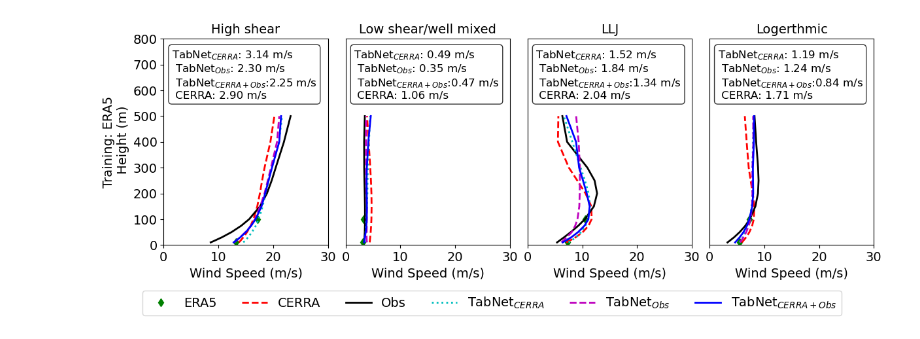
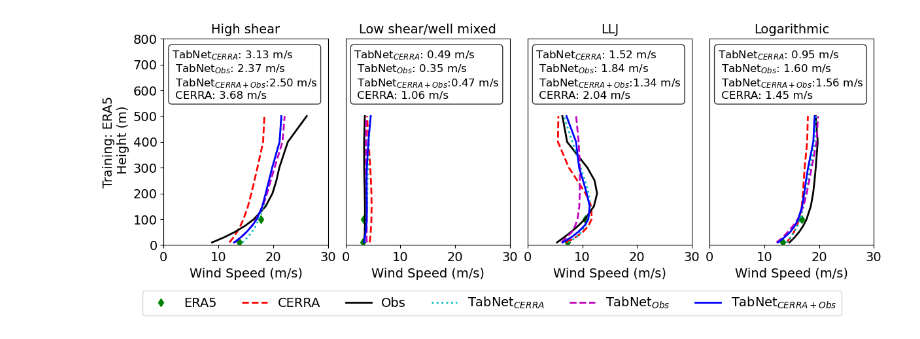
Before and after one commit to HarishBaki/DL_based_wind_profile_estimation, a Jupyter notebook: WES/NAWEA_plots.ipynb, the cells around one changed output. Drawn from its saved outputs; the diff is of its cells as text; code cells hidden in the pictures.

Commit message:
Update data_processing_Heligoland function to include CERRA_coeff_file parameter

```diff
--- a/WES/NAWEA_plots.ipynb
+++ b/WES/NAWEA_plots.ipynb
@@ -152,7 +152,12 @@ def profle_plotter(fig,gs,k,X,Y_CERRA,Y_obs=None,Obs=None,date=None,title=None,x
 profile_dates = {'High shear': ['2018-04-05T14:00:00','2018-04-05T13:00:00'],
                 'Low shear/well mixed':['2018-02-21T17:00:00','2018-02-22T17:00:00'],
                 'LLJ': ['2018-04-09T07:00:00','2018-04-10T07:00:00'],
-                'Logerthmic': ['2018-03-13T20:00:00','2018-02-01T17:00:00'],
+                'Logarithmic': ['2018-03-13T20:00:00','2018-02-01T17:00:00'],
+                }
+profile_dates = {'High shear': ['2018-04-05T13:00:00'],
+                'Low shear/well mixed':['2018-02-21T17:00:00'],
+                'LLJ': ['2018-04-09T07:00:00'],
+                'Logarithmic': ['2018-02-01T17:00:00'],
                 }
 text_locs = [[0.05, 0.95],[0.05, 0.95],[0.05, 0.95],[0.05, 0.95],[0.05, 0.95],[0.6, 0.95]]
 # %%
@@ -160,24 +165,22 @@ text_locs = [[0.05, 0.95],[0.05, 0.95],[0.05, 0.95],[0.05, 0.95],[0.05, 0.95],[0
 fig = plt.figure(figsize=(12, 4), constrained_layout=True)
 gs = fig.add_gridspec(1,4)
 xlim = [[0, 30],[0,30],[0,30],[0,30]]
-i = 0
-for k,profile in enumerate(profile_dates):
-    print(i,profile, profile_dates[profile][0])
+for i in range(1):
+    for k,profile in enumerate(profile_dates):
+        print(i,profile, profile_dates[profile][i])
 
-    X_test,Y_obs = data_processing_Heligoland(input_file,Coeff_file,input_times_freq,input_variables,target_variables,
-                                    [profile_dates[profile][0],profile_dates[profile][0]],test_locations)
-    X_test,Y_CERRA = data_processing(input_file,f'{root_dir}/data/Chebyshev_Coefficnents.nc',input_times_freq,input_variables,target_variables,
-                                        [profile_dates[profile][0],profile_dates[profile][0]],test_locations)
+        X_test,Y_obs, Y_CERRA = data_processing_Heligoland(input_file,Coeff_file,input_times_freq,input_variables,target_variables,
+                                        [profile_dates[profile][i],profile_dates[profile][i]],test_locations,CERRA_coeff_file=f'{root_dir}/data/Chebyshev_Coefficnents.nc')
 
-    title = profile #if i == 0 else None
-    xlabel = f'Wind Speed (m/s)' #if i == 4 else None
-    ylabel = f'Training: ERA5\n Height (m)' if k == 0 else None
-    axs = profle_plotter(fig,gs[i,k],k,X_test,Y_CERRA,Y_obs,title=title,xlabel=xlabel,ylabel=ylabel,text_loc=text_locs[k],xlim=xlim[k])
+        title = profile if i == 0 else None
+        xlabel = f'Wind Speed (m/s)' #if i == 4 else None
+        ylabel = f'Training: ERA5\n Height (m)' if k == 0 else None
+        axs = profle_plotter(fig,gs[i,k],k,X_test,Y_CERRA,Y_obs,title=title,xlabel=xlabel,ylabel=ylabel,text_loc=text_locs[k],xlim=xlim[k])
 
 # Extract legend from one of the subplots
 handles, labels = axs.get_legend_handles_labels()
 # Create a common legend below the figures
 fig.legend(handles, labels, loc='lower center', ncol=len(labels), bbox_to_anchor=(0.5, -0.15),fontsize=14)
 
-plt.savefig(f'{FIG_DIR}/best_profiles.pdf',dpi=300,bbox_inches='tight')
+plt.savefig(f'{FIG_DIR}/profiles.pdf',dpi=300,bbox_inches='tight')
 # %% [output]
@@ -188 +191 @@ plt.savefig(f'{FIG_DIR}/best_profiles.pdf',dpi=300,bbox_inches='tight')
-[figure, old version]
+[figure, new version]
```
Also changed, not shown: parts of 4 cells of this notebook, 4 other files.
